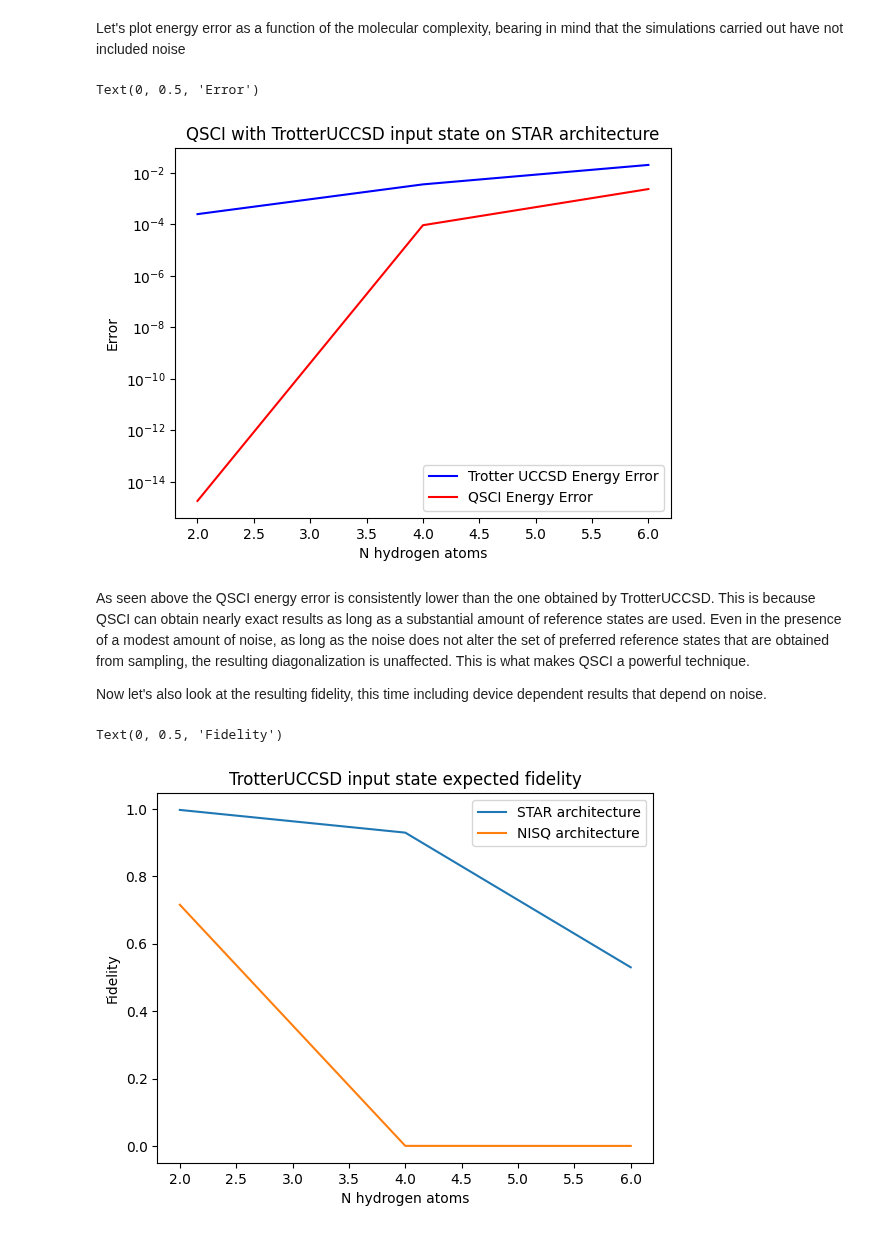
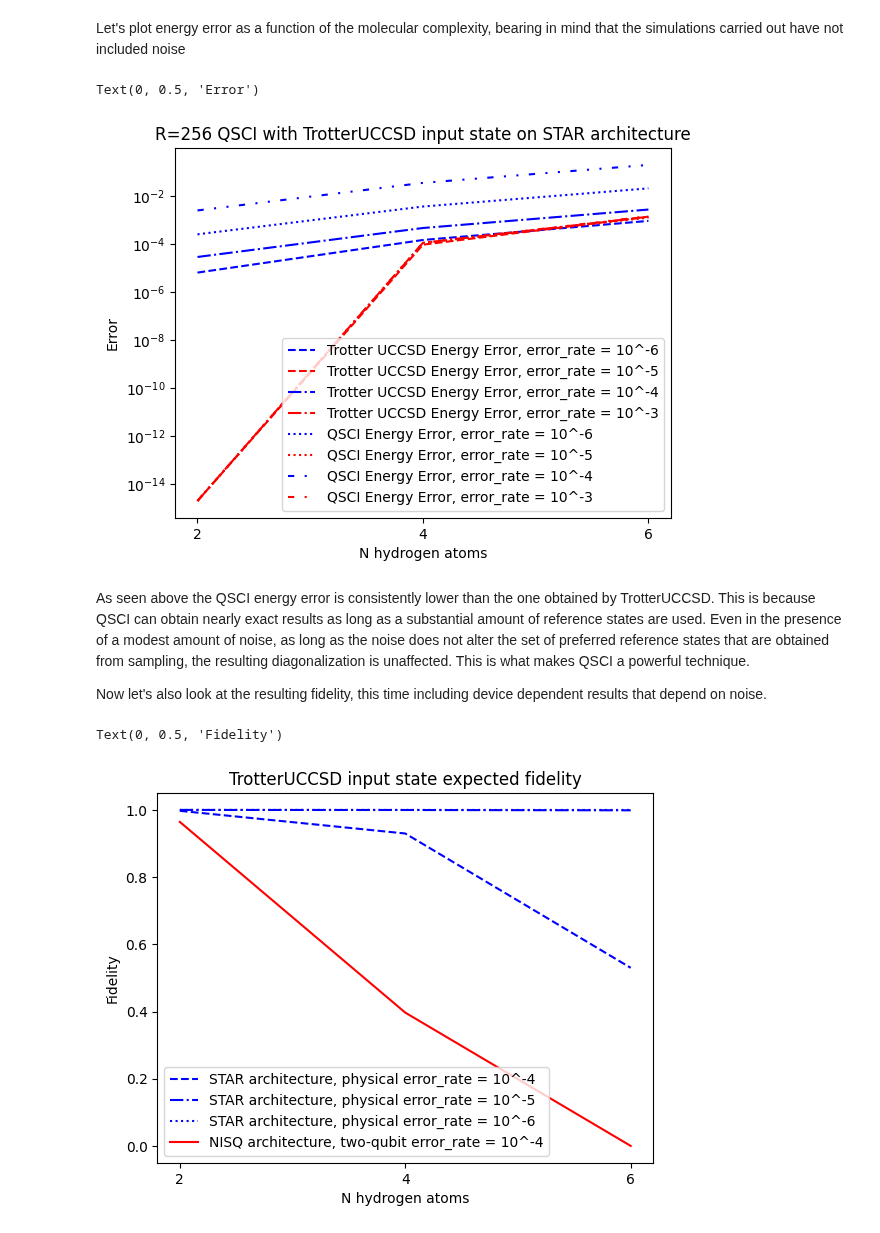
Before and after one commit to QunaSys/quri-parts, a Jupyter notebook: quri_sdk_notebooks/examples/0_quri-algo-vm/0_qsci/0_qsci.ipynb, the cells around one changed output. Drawn from its saved outputs; the diff is of its cells as text; code cells hidden in the pictures.

Commit message:
update qsci and makefile

```diff
--- a/quri_sdk_notebooks/examples/0_quri-algo-vm/0_qsci/0_qsci.ipynb
+++ b/quri_sdk_notebooks/examples/0_quri-algo-vm/0_qsci/0_qsci.ipynb
@@ -392,8 +245,7 @@ We will use an ideal sampler for now
 # %%
 from quri_parts_qsci import qsci
-from quri_parts.qulacs.sampler import create_qulacs_vector_concurrent_sampler
 
-sampler = create_qulacs_vector_concurrent_sampler()
+sampler = create_concurrent_sampler_from_vm(star_vm)
 bound_state = state.bind_parameters(param)
 eigs, _ = qsci(
     hamiltonian, [bound_state], sampler, total_shots=TOTAL_SHOTS, num_states_pick_out=4
@@ -636,23 +314,21 @@ We define metaparameters both for the `TrotterUCCSD` ansatz, but also `qsci` fun
 TROTTER_STEPS = 1
 USE_SINGLES = True
 REDUCE_PARAMETER = True
-TOTAL_SHOTS = 50000
 BASIS_STATES = 64
-ERROR_RATE = 2.0 * 10**-5
 # %% [markdown]
 The following function let's us obtain the Hamiltonian as well as derived objects such as the CCSD object, etc.
 # %%
 from pyscf import gto, scf, cc
 from scipy.sparse.linalg import eigsh
 
-from quri_parts.core.operator import get_sparse_matrix
+from quri_parts.core.operator import get_sparse_matrix, Operator
 from quri_parts.pyscf.mol import get_spin_mo_integrals_from_mole
 from quri_parts.openfermion.mol import get_qubit_mapped_hamiltonian
 from quri_parts.chem.mol import ActiveSpace
-from quri_parts.core.state import quantum_state, apply_circuit
+from quri_parts.core.state import quantum_state, apply_circuit, QuantumState
 
 
-def get_hn_hamiltonian(n):
+def get_hn_hamiltonian(n) -> tuple[float, cc.ccsd.CCSD, QuantumState, Operator]:
     n_active_ele = n
     n_active_orb = n
     active_space = ActiveSpace(n_active_ele=n_active_ele, n_active_orb=n_active_orb)
@@ -684,20 +360,9 @@ def get_hn_hamiltonian(n):
 Let's quickly test it all out before moving on. We can again use $\textup{H}_2$ for this.
 # %%
 from quri_parts_qsci import qsci
-from quri_parts.qulacs.sampler import create_qulacs_vector_concurrent_sampler
-from quri_parts.core.sampling.shots_allocator import create_proportional_shots_allocator
-
-sampler = ConcurrentNoisySampler(
-    sampler=create_qulacs_vector_concurrent_sampler(), error_rate_2q=ERROR_RATE
-)
-estimator = ConcurrentNoisySamplingEstimator(
-    n_shots=TOTAL_SHOTS,
-    allocator=create_proportional_shots_allocator(),
-    error_rate=ERROR_RATE,
-)
 
 gse, ccsd, bound_state, hamiltonian = get_hn_hamiltonian(2)
-gse_uccsd = estimator(hamiltonian, bound_state).value.real
+gse_uccsd = star_vm.estimate(hamiltonian, bound_state).value.real
 gse_qsci = qsci(
     hamiltonian,
     [bound_state],
@@ -834,23 +508,34 @@ Let's plot energy error as a function of the molecular complexity, bearing in mi
 # %%
 import matplotlib.pyplot as plt
 from matplotlib.pyplot import Axes
 
 ax: Axes = plt.axes()
 
-ax.semilogy(n_list, trotter_uccsd_energy_err, "b")
-ax.semilogy(n_list, qsci_energy_err, "r")
+linestyles = ("--", "-.", ":", (0, (3, 5, 1, 5, 1, 5)))
+
+for trotter_uccsd_energy_err, qsci_energy_err, s in zip(trotter_uccsd_energy_err_lists, qsci_energy_err_lists, linestyles):
+    ax.semilogy(n_list, trotter_uccsd_energy_err, color= "blue", linestyle = s)
+    ax.semilogy(n_list, qsci_energy_err, color= "red", linestyle = s)
+
 ax.legend(
     [
-        "Trotter UCCSD Energy Error",
-        "QSCI Energy Error",
+        "Trotter UCCSD Energy Error, error_rate = 10^-6",
+        "Trotter UCCSD Energy Error, error_rate = 10^-5",
+        "Trotter UCCSD Energy Error, error_rate = 10^-4",
+        "Trotter UCCSD Energy Error, error_rate = 10^-3",
+        "QSCI Energy Error, error_rate = 10^-6",
+        "QSCI Energy Error, error_rate = 10^-5",
+        "QSCI Energy Error, error_rate = 10^-4",
+        "QSCI Energy Error, error_rate = 10^-3",
     ]
 )
-ax.set_title("QSCI with TrotterUCCSD input state on STAR architecture")
+ax.set_xticks([2, 4, 6])
+ax.set_title(f"R={BASIS_STATES} QSCI with TrotterUCCSD input state on STAR architecture")
 ax.set_xlabel("N hydrogen atoms")
 ax.set_ylabel("Error")
 # %% [output]
 Text(0, 0.5, 'Error')
-[figure, old version]
+[figure, new version]
 # %% [markdown]
 As seen above the QSCI energy error is consistently lower than the one obtained by TrotterUCCSD. This is because QSCI can obtain nearly exact results as long as a substantial amount of reference states are used. Even in the presence of a modest amount of noise, as long as the noise does not alter the set of preferred reference states that are obtained from sampling, the resulting diagonalization is unaffected. This is what makes QSCI a powerful technique.
 
@@ -858,20 +599,28 @@ Now let's also look at the resulting fidelity, this time including device depend
 # %%
+import matplotlib.pyplot as plt
+from matplotlib.pyplot import Axes
+
 ax: Axes = plt.axes()
 
-ax.plot(n_list, circuit_fidelity_star)
-ax.plot(n_list, circuit_fidelity_nisq)
+ax.plot(n_list, circuit_fidelity_star_4, color= "blue", linestyle = "--")
+ax.plot(n_list, circuit_fidelity_star_5, color= "blue", linestyle = "-.")
+ax.plot(n_list, circuit_fidelity_star_6, color= "blue", linestyle = ":")
+ax.plot(n_list, circuit_fidelity_nisq, color= "red")
 ax.legend(
     [
-        "STAR architecture",
-        "NISQ architecture",
+        "STAR architecture, physical error_rate = 10^-4",
+        "STAR architecture, physical error_rate = 10^-5",
+        "STAR architecture, physical error_rate = 10^-6",
+        "NISQ architecture, two-qubit error_rate = 10^-4",
     ]
 )
 ax.set_title("TrotterUCCSD input state expected fidelity")
 ax.set_xlabel("N hydrogen atoms")
+ax.set_xticks(n_list)
 ax.set_ylabel("Fidelity")
 # %% [output]
 Text(0, 0.5, 'Fidelity')
-[figure, old version]
+[figure, new version]
 # %% [markdown]
 ## Summary
 
```
Also changed, not shown: parts of 21 cells of this notebook, 1 other file.
